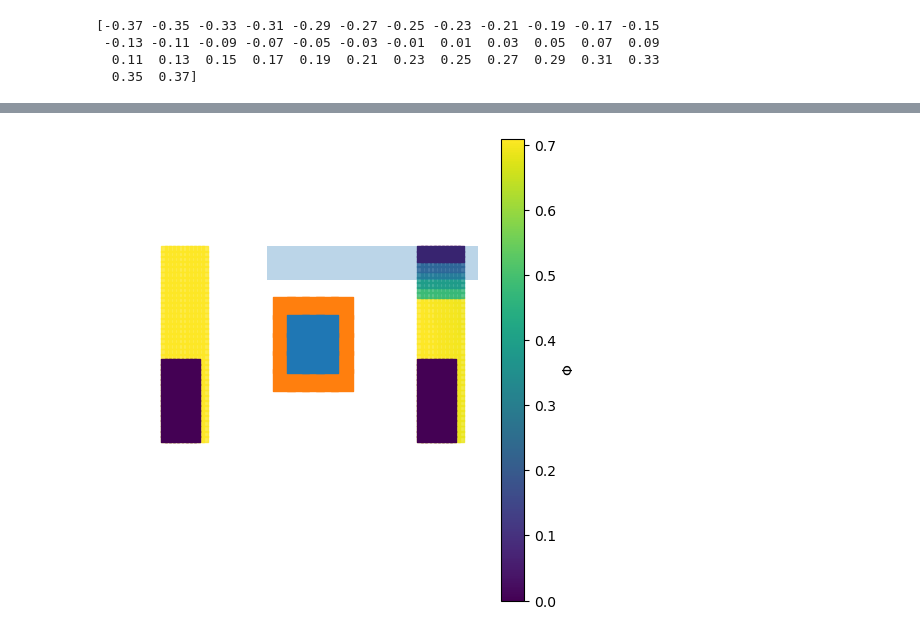
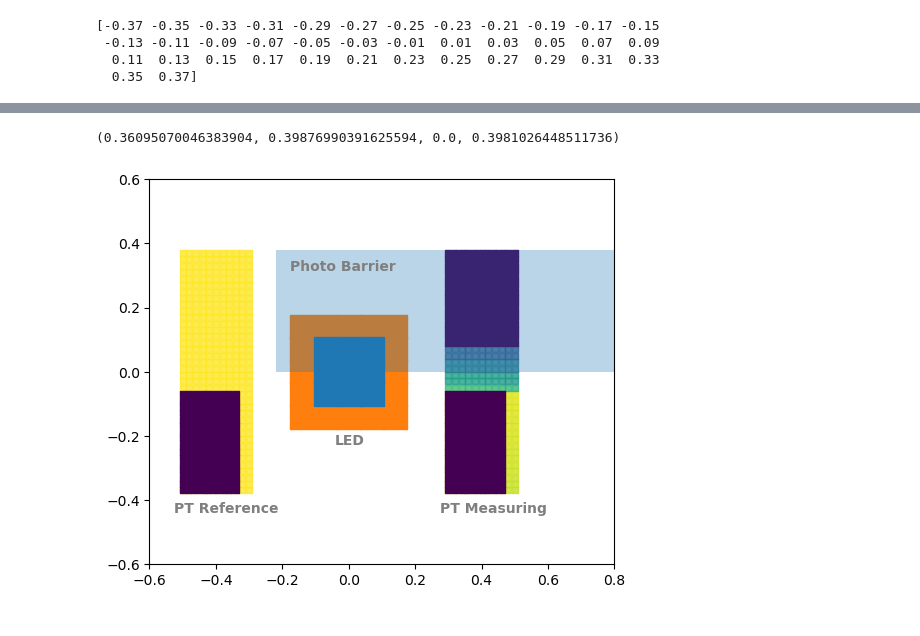
Before and after one commit to AsiiaPine/optical_model, a Jupyter notebook: calc_from_paper.ipynb, the cells around one changed output, grey strips where cells are left out. Cells and saved outputs as stored; diff of their text form; code cells hidden in the pictures.

```diff
--- a/calc_from_paper.ipynb
+++ b/calc_from_paper.ipynb
@@ -532,10 +537,11 @@ for i in range(PT_matrix.shape[0]):
             PT_intensity[i, j] =  calc_intensity_matrix_to_point(PT_matrix[i, j],LED_matrix, led_map=LED_blindness_matrix, l_0=-1, I_0=0)
 # %%
 # intensity with PT blindness areas
-PT_intensity_blind = np.multiply(pt_blindness, PT_intensity_full_led)
+PT_intensity_blind = np.multiply(pt_blindness, PT_intensity_full_led)/np.max(PT_intensity_blind)
 
 # intensity with LED and PT blindness areas
 PT_intensity_double_blind = pt_blindness * PT_intensity
+PT_intensity_double_blind = PT_intensity_double_blind/np.max(PT_intensity_double_blind)
 # %%
 import matplotlib.pyplot as plt
 
@@ -744,7 +751,7 @@ print(pt_ys)
 # len(extreme_ys_led), len(pt_ys), ld_ys
 # %%
 # Current height if the barrier lower edge
-y_barrier = 0.25
+y_barrier = 0.0
 # Depth of the barrier (along Z axis)
 barrier_depth = 0.01
 # Z position of the barrier (along the axis of direct light)
@@ -868,0 +821,8 @@ np.max(PT_intensity - PT_intensity_barr), np.max(PT_intensity_barr)
+# %%
+# intensity with LED blindness areas
+PT_intensity_ref = np.zeros(shape=(38, 11))
+
+for i in range(PT_matrix_ref.shape[0]):
+    for j in range(PT_matrix_ref.shape[1]):
+        if pt_blind_x>i or pt_blind_y > j:
+            PT_intensity_ref[i, j] =  calc_intensity_matrix_to_point(PT_matrix_ref[i, j],LED_matrix, led_map=LED_blindness_matrix, l_0=-1, I_0=0)
@@ -869,10 +857,20 @@ np.max(PT_intensity - PT_intensity_barr), np.max(PT_intensity_barr)
+# %%
+np.min(PT_intensity_ref), np.max(PT_intensity_ref), np.min(PT_intensity_barr), np.max(PT_intensity_barr)
+# %% [output]
+(0.36095070046383904, 0.39876990391625594, 0.0, 0.3981026448511736)
+# %%
+PT_intensity_ref/=np.max(PT_intensity_barr)
+PT_intensity_barr/=np.max(PT_intensity_barr)
 # %%
+from matplotlib.collections import PatchCollection
+from matplotlib.patches import Rectangle
+
 # Создаем график
 
 # csfont = {'fontname':'Times New Roman'}
 plt.rcParams["font.family"] = "Times New Roman"
 
-fig, ax = plt.subplots(figsize=(6, 6))
+fig, ax = plt.subplots(figsize=(6, 5))
 
 labels_colors = [np.max(PT_intensity_barr), np.min(PT_intensity_barr), plt.cm.tab20(2) , plt.cm.tab20(0)]
 scatter_list = []
@@ -972,7 +970,7 @@ for i in range(LED_matrix.shape[0]):
             y,
             color=labels_colors[map_list["LED cell"]],
             marker="s",
-            s=250,
+            s=300,
             # alpha=1,
 
             edgecolors=labels_colors[map_list["LED cell"]] ,
@@ -989,48 +987,52 @@ for i in range(LED_matrix.shape[0]):
                 y,
                 color=labels_colors[map_list["LED passive cell"]],
                 marker="s",
-                s=250,
+                s=300,
                 # alpha=0.8,
                 edgecolors=labels_colors[map_list["LED passive cell"]] ,
 
                 label="LED passive cell",
             )
 
 
 # x, y = np.random.rand(2, len(colors))
 
 # print(x, y)
 
-# legend1 = ax.legend(scatter_list, labels, loc='upper right')
+# legend1 = ax.legend(scatter_list, labels, loc='upper left')
 
-# ax.annotate("PT Reference", xy=(PT_matrix_ref[0][int(n_pt_columns/2)]), color=text_color,
-#             xytext=(-30,-16), textcoords="offset points", weight='bold',)
+ax.annotate("PT Reference", xy=(PT_matrix_ref[0][int(n_pt_columns/2)]), color=text_color,
+            xytext=(-30,-16), textcoords="offset points", weight='bold',)
 
-# ax.annotate("PT Measuring", xy=(PT_matrix[0][int(n_pt_columns/2)]), color=text_color,
-#             xytext=(-30,-16), textcoords="offset points", weight='bold',)
+ax.annotate("PT Measuring", xy=(PT_matrix[0][int(n_pt_columns/2)]), color=text_color,
+            xytext=(-30,-16), textcoords="offset points", weight='bold',)
 
-# ax.annotate("LED", xy=(LED_matrix[0][int(n_columns/2)]), color=text_color,
-#             xytext=(-10,-20), textcoords="offset points", weight='bold',)
+ax.annotate("LED", xy=(LED_matrix[0][int(n_columns/2)]), color=text_color,
+            xytext=(-10,-20), textcoords="offset points", weight='bold',)
+
+ax.annotate("Photo Barrier", xy=(-X, 0.4), color=text_color,
+            xytext=(10, -20), textcoords="offset points", weight='bold',)
+
 
 xy = -X, y_barrier
 height = Y/2 - y_barrier
 width = X + 0.8
 
 ax.add_patch(Rectangle(xy, width=width, height=height, alpha=0.3))
 # cf = plt.contourf(PT_intensity_barr, levels=(0, 2.5, 5, 7.5, 10))
-cb = fig.colorbar(im, ax=ax, label='$\Phi$')
-cb.set_ticklabels([0, 0.5, 1.00, round(np.min(PT_intensity_barr), 2),round(np.max(PT_intensity_barr), 2)])
+# cb = fig.colorbar(im, ax=ax, label='$I$ normalized')
+# cb.set_ticklabels([0, 0.5, 1.00, round(np.min(PT_intensity_barr), 2),round(np.max(PT_intensity_barr), 2)])
 
 
 # fig.colorbar(im, ax=ax)
 
 # ax.add_artist(legend1)
 
-ax.set_axis_off()
-ax.set_xlim((-1, 0.8))
-ax.set_ylim((-1, 0.8))
+# ax.set_axis_off()
+ax.set_xlim((-0.6, 0.8))
+ax.set_ylim((-0.6, 0.6))
 
 # Отображаем график
 plt.show()
 # %% [output]
-[figure, old version]
+[figure, new version]
```
Also changed, not shown: parts of 16 cells of this notebook.
